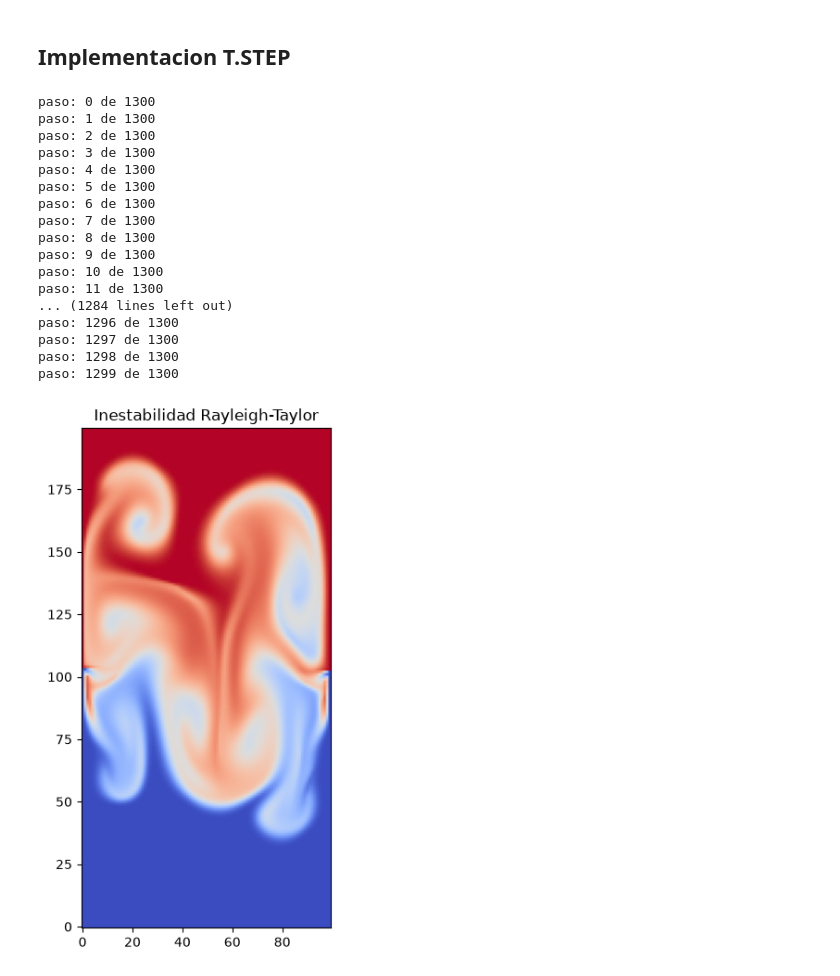
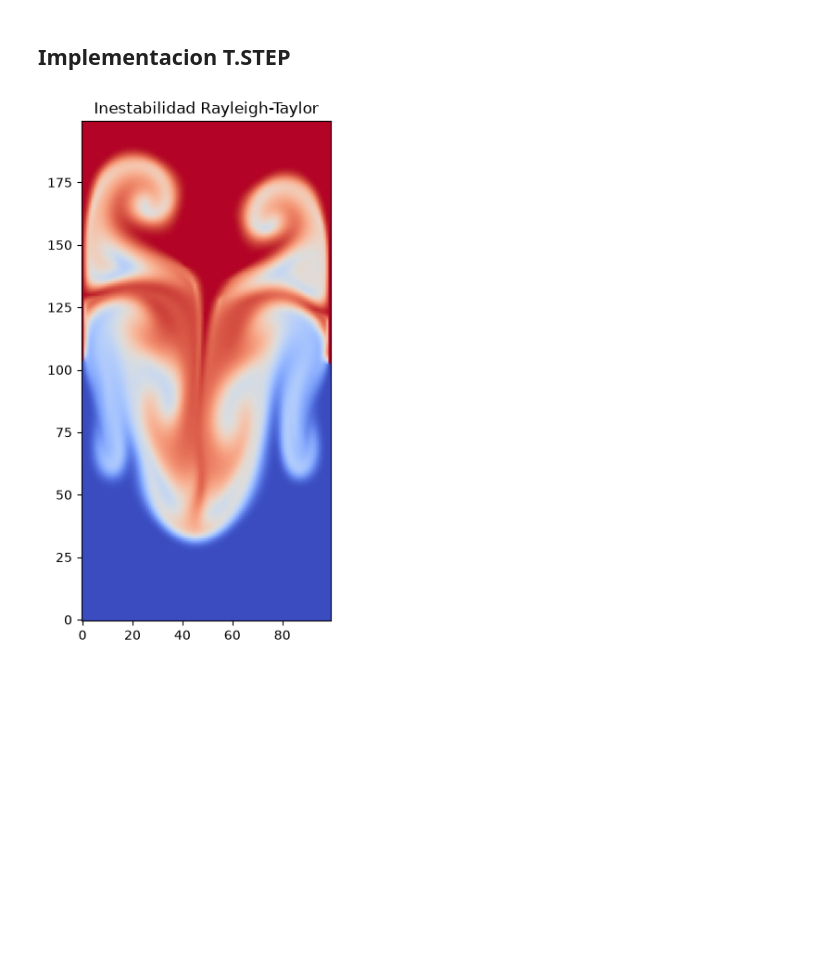
Before and after one commit to ProfRTRD/CA_repo, a Jupyter notebook: Proyecto2 - Rayleigh Taylor/Proyecto 2.ipynb, the cells around one changed output. Cells and saved outputs as stored; diff of their text form; code cells hidden in the pictures; blank space fills up the shorter version.

```diff
--- a/Proyecto2 - Rayleigh Taylor/Proyecto 2.ipynb
+++ b/Proyecto2 - Rayleigh Taylor/Proyecto 2.ipynb
@@ -129,8 +129,6 @@ for j in range(Ny):
 ## Implementacion T.STEP
 # %%
 #Bucle Principal
-plt.ion()
-fig, ax = plt.subplots(figsize=(4, 7))
 
 for n in range(pasos):
     #Velocidades (u, v)
@@ -153,50 +151,33 @@ for n in range(pasos):
     advec_rho = (u_pos[1:-1, 1:-1] * drho_dx_bwd + u_neg[1:-1, 1:-1] * drho_dx_fwd +
                  v_pos[1:-1, 1:-1] * drho_dy_bwd + v_neg[1:-1, 1:-1] * drho_dy_fwd)
 
     #Advección de omega
     dom_dx_bwd = (omega[1:-1, 1:-1] - omega[1:-1, :-2]) / dx
     dom_dx_fwd = (omega[1:-1, 2:]   - omega[1:-1, 1:-1]) / dx
     dom_dy_bwd = (omega[1:-1, 1:-1] - omega[:-2, 1:-1]) / dy
     dom_dy_fwd = (omega[2:, 1:-1]   - omega[1:-1, 1:-1]) / dy
 
     advec_omega = (u_pos[1:-1, 1:-1] * dom_dx_bwd + u_neg[1:-1, 1:-1] * dom_dx_fwd +
                    v_pos[1:-1, 1:-1] * dom_dy_bwd + v_neg[1:-1, 1:-1] * dom_dy_fwd)
 
     rho[1:-1, 1:-1]   -= dt * advec_rho
     omega[1:-1, 1:-1] -= dt * advec_omega
 
     #Fuente de Gravedad
     _, drho_dx = np.gradient(rho, dy, dx)
-    omega -= dt * (g / rho_0) * drho_dx
+    omega[1:-1, 1:-1] -= dt * (g / rho_0) * drho_dx[1:-1, 1:-1]
 
     #Poisson (Jacobi)
     for _ in range(100):
         psi[1:-1, 1:-1] = 0.25 * (
             psi[1:-1, 2:] + psi[1:-1, :-2] +
             psi[2:, 1:-1] + psi[:-2, 1:-1] +
             (dx**2) * omega[1:-1, 1:-1]
         )
-    print("paso:", n, "de", pasos)
+fig, ax = plt.subplots(figsize=(4, 7))
 ax.imshow(rho, cmap='coolwarm', origin='lower')
 ax.set_title("Inestabilidad Rayleigh-Taylor")
 plt.ioff()
 plt.show()
 # %% [output]
-paso: 0 de 1300
-paso: 1 de 1300
-paso: 2 de 1300
-paso: 3 de 1300
-paso: 4 de 1300
-paso: 5 de 1300
-paso: 6 de 1300
-paso: 7 de 1300
-paso: 8 de 1300
-paso: 9 de 1300
-paso: 10 de 1300
-paso: 11 de 1300
-... (1284 lines left out)
-paso: 1296 de 1300
-paso: 1297 de 1300
-paso: 1298 de 1300
-paso: 1299 de 1300
-[figure, old version]
+[figure, new version]
```
